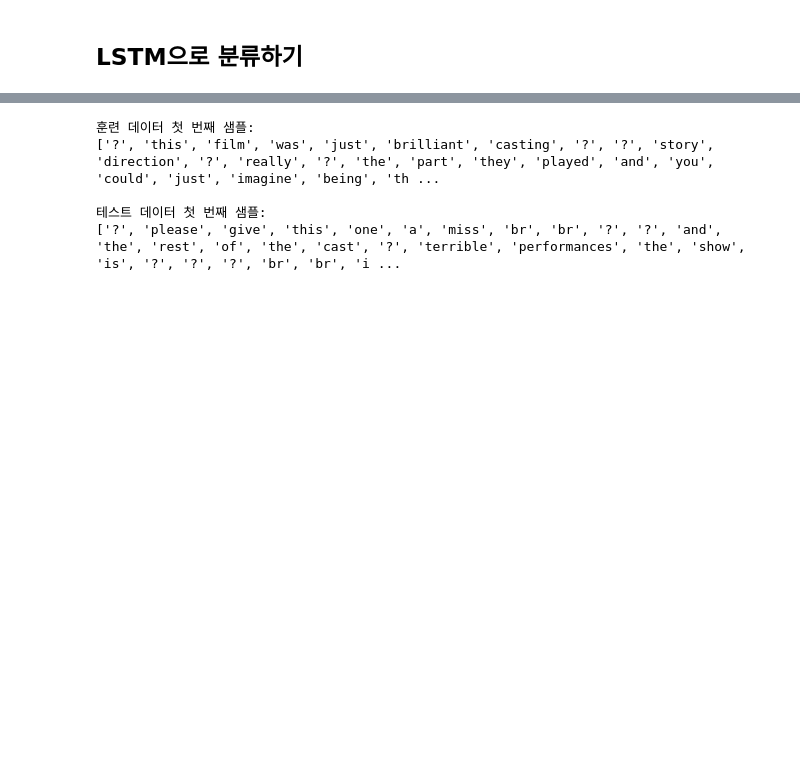
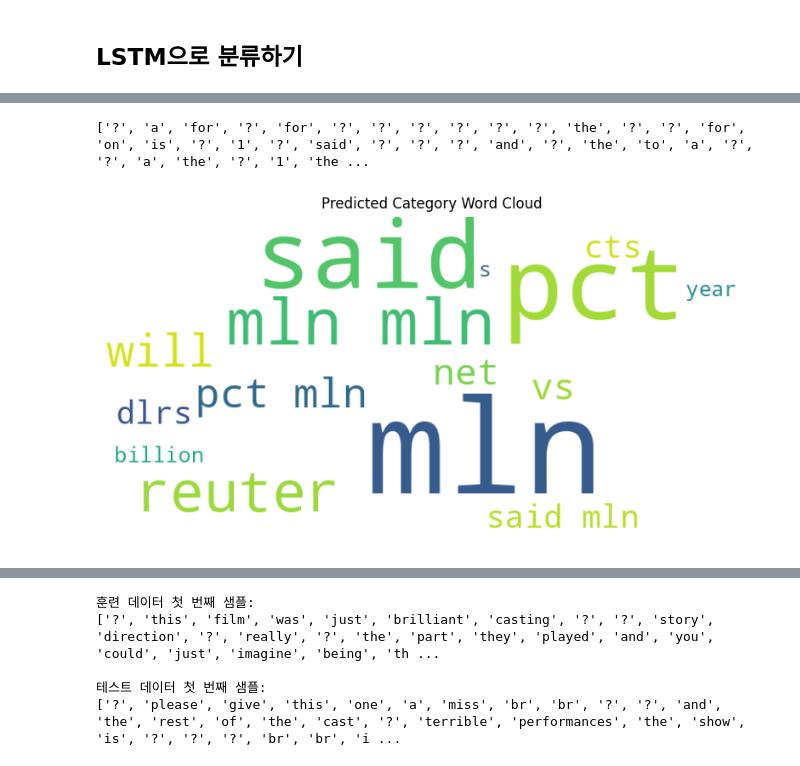
Before and after one commit to yleessam/dl, a Jupyter notebook: w12_text_data_analysis_yleekim2.ipynb, the cells around one changed output, grey strips where cells are left out. Cells and saved outputs as stored; diff of their text form; code cells hidden in the pictures; blank space fills up the shorter version.

```diff
--- a/w12_text_data_analysis_yleekim2.ipynb
+++ b/w12_text_data_analysis_yleekim2.ipynb
@@ -97,0 +100,10 @@ plt.show()
+# %%
+#분류결과 확인하기
+# 예측 결과를 얻습니다.
+y_pred_news = model.predict(X_test_news)  # x_test는 테스트 데이터입니다.
+
+# 각 예측 결과에서 가장 높은 확률을 가지는 클래스(카테고리)를 선택합니다.
+predicted_categories = [np.argmax(pred) for pred in y_pred_news]
+
+# 카테고리 데이터 출력
+print(predicted_categories)
@@ -97,0 +113,38 @@ plt.show()
+# %%
+from tensorflow.keras.datasets import reuters
+
+# 로이터 뉴스 데이터셋 불러오기
+(_, _), (_, y_test_news) = reuters.load_data(num_words=1000, test_split=0.2)
+
+# 단어 인덱스를 가져오기
+word_index = reuters.get_word_index()
+
+# 숫자 레이블을 텍스트 레이블로 변환
+reverse_word_index = dict([(value, key) for (key, value) in word_index.items()])
+category_labels = [reverse_word_index.get(i - 3, '?') for i in y_test_news]
+
+# 예측 결과를 원래 텍스트 레이블로 변환하여 출력
+predicted_category_labels = [reverse_word_index.get(i - 3, '?') for i in predicted_categories]
+
+# 예측된 카테고리 텍스트 출력
+print(predicted_category_labels)
+# %% [output]
+['?', 'a', 'for', '?', 'for', '?', '?', '?', '?', '?', '?', 'the', '?', '?', 'for', 'on', 'is', '?', '1', '?', 'said', '?', '?', '?', 'and', '?', 'the', 'to', 'a', '?', '?', 'a', 'the', '?', '1', 'the ...
+# %%
+from wordcloud import WordCloud
+import matplotlib.pyplot as plt
+
+# 예측된 카테고리 텍스트 데이터를 하나의 문자열로 합칩니다.
+predicted_category_text = ' '.join(predicted_category_labels)
+
+# 워드클라우드 생성 및 설정
+wordcloud = WordCloud(width=800, height=400, background_color='white').generate(predicted_category_text)
+
+# 워드클라우드를 시각화합니다.
+plt.figure(figsize=(10, 5))
+plt.imshow(wordcloud, interpolation='bilinear')
+plt.axis("off")
+plt.title("Predicted Category Word Cloud")
+plt.show()
+# %% [output]
+[figure, added]
```
Also changed, not shown: parts of 43 cells of this notebook.
